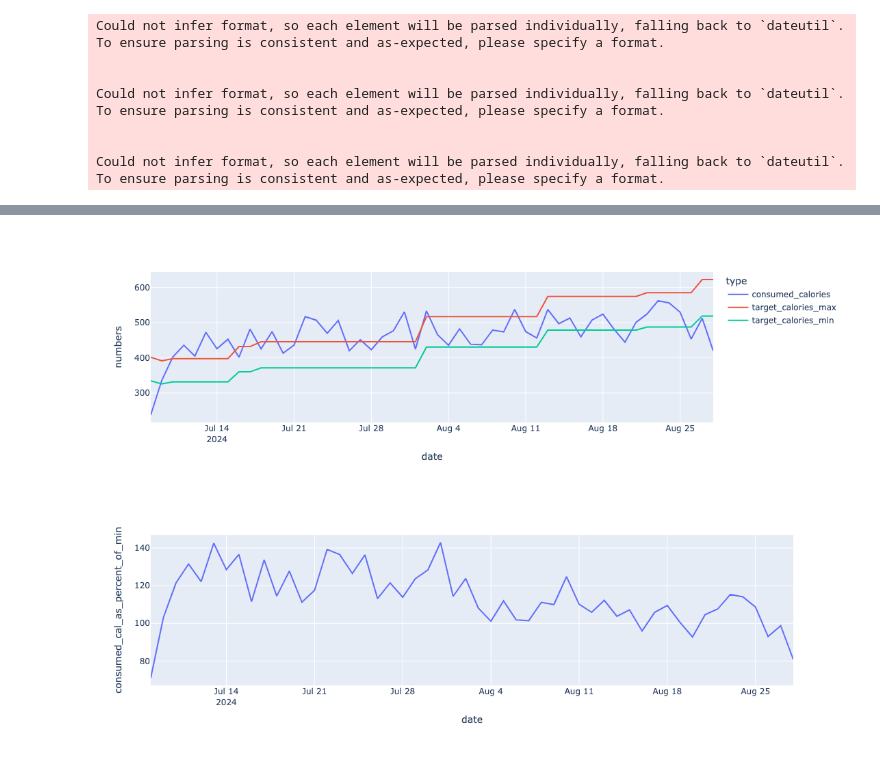
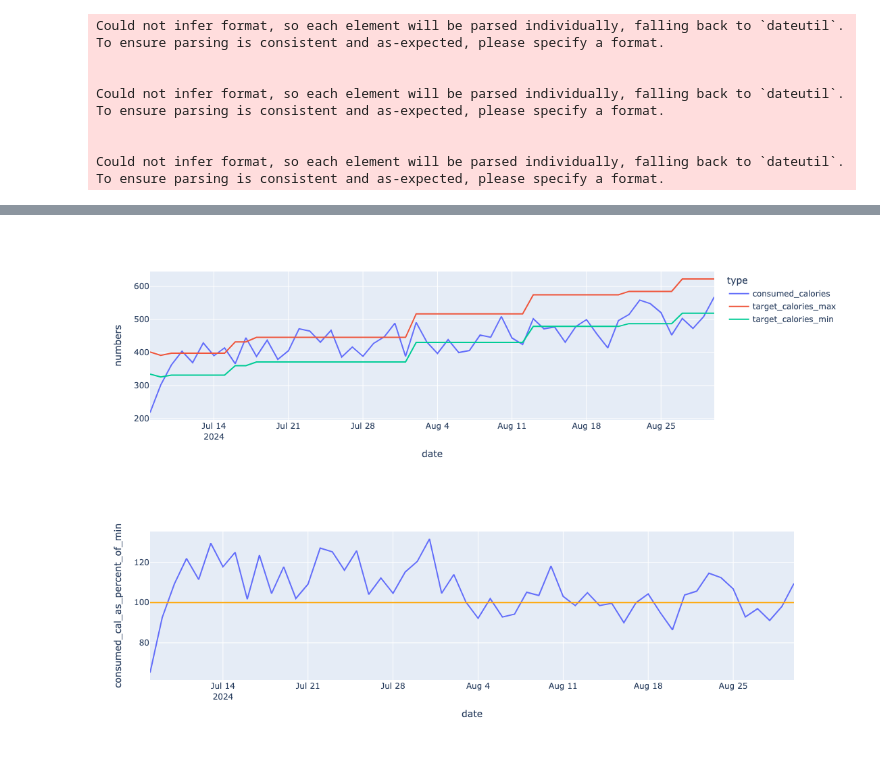
Before and after one commit to plbremer/jace-caloric-analysis, a Jupyter notebook: process_csv.ipynb, the cells around one changed output, grey strips where cells are left out. Drawn from its saved outputs; the diff is of its cells as text; code cells hidden in the pictures.

```diff
--- a/process_csv.ipynb
+++ b/process_csv.ipynb
@@ -8,13 +9,13 @@ physical_constants={
     'lb_to_kg':0.453592,
     'kg_to_target_Cal_min':100,
     'kg_to_target_Cal_max':120,
-    'expressed_caloric_density':18
+    'expressed_caloric_density':16
 }
 # %%
 formula_energy_density=pd.DataFrame.from_dict({
-    'density':[20,24,22],
-    'first_date':[datetime.strptime(date, '%m/%d/%y') for date in ['7/8/24','8/22/24','8/28/24']],
-    'last_date':[datetime.strptime(date, '%m/%d/%y') for date in ['8/21/24','8/27/24','8/28/24']]
+    'density':[20,24,22,20],
+    'first_date':[datetime.strptime(date, '%m/%d/%y') for date in ['7/8/24','8/22/24','8/28/24','8/29/24']],
+    'last_date':[datetime.strptime(date, '%m/%d/%y') for date in ['8/21/24','8/27/24','8/28/24','8/31/24']]
 })
 # %%
 formula_path='/Users/pgleasonbremer/coding_projects/jace/jace-caloric-analysis/resources/Jace_formula.csv'
@@ -162,8 +143,10 @@ plotly_df=pd.DataFrame.from_dict({'numbers':plotly_list_numbers,'type':plotly_li
 # %%
 px.line(plotly_df,x='date',y='numbers',color='type')
 # %% [output]
-[figure, old version]
+[figure, new version]
 # %%
-px.line(overall_df,x='date',y='consumed_cal_as_percent_of_min')
+fig=px.line(overall_df,x='date',y='consumed_cal_as_percent_of_min')
+fig.add_hline(y=100,line_color='orange')
+fig.show()
 # %% [output]
-[figure, old version]
+[figure, new version]
```
Also changed, not shown: parts of 3 cells of this notebook, 2 other files.
